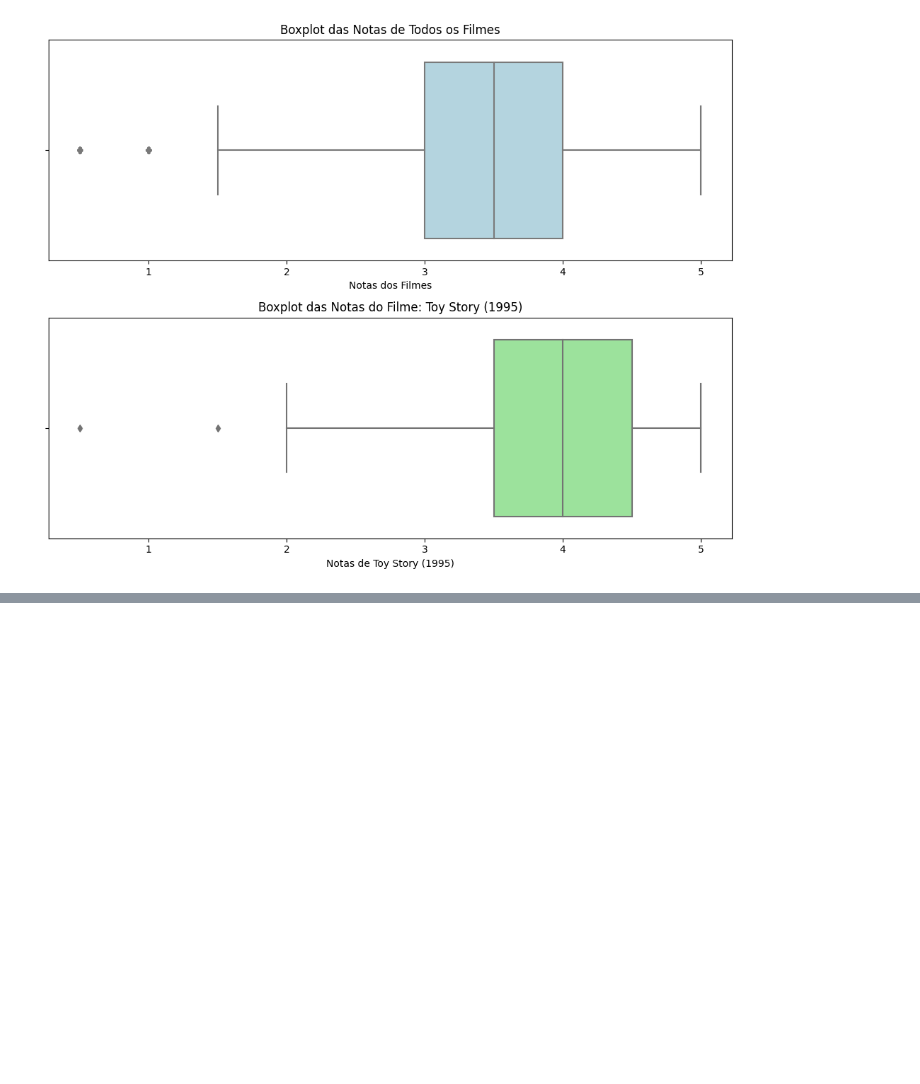
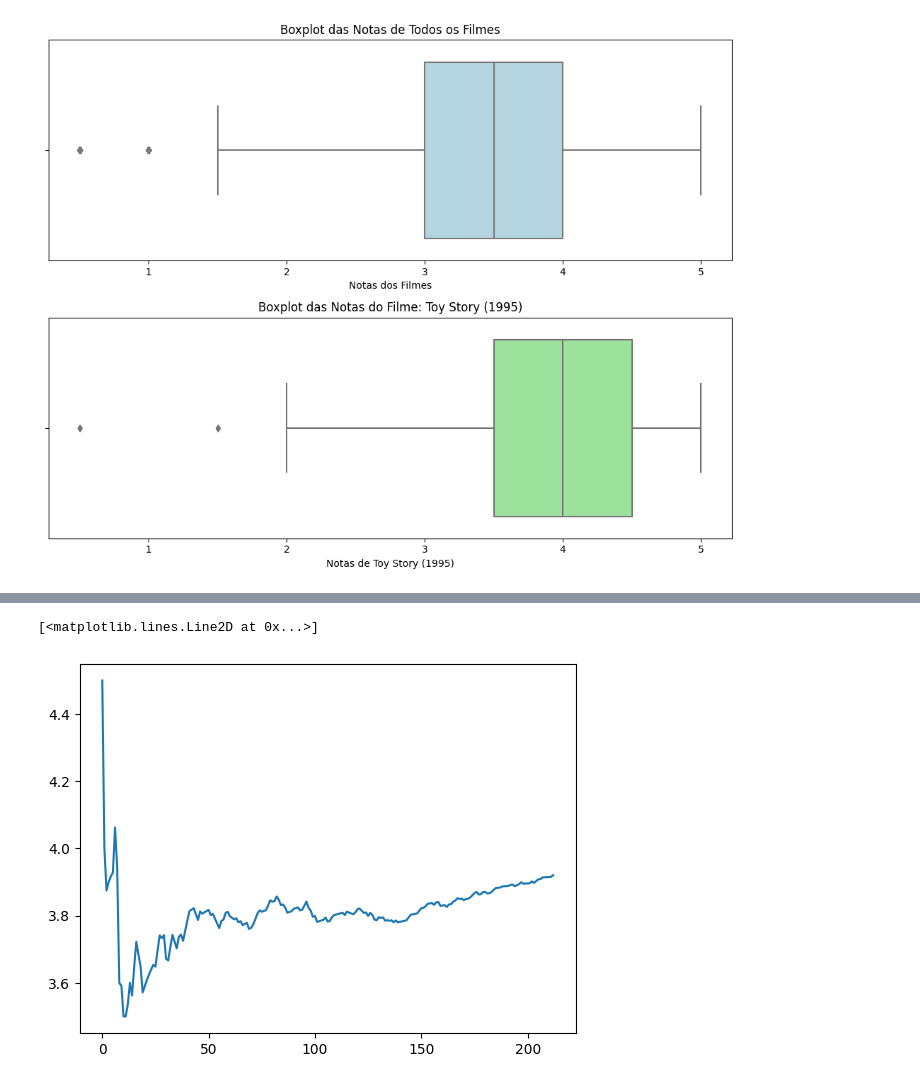
Before and after one commit to douglascdsantos/alura_data-science-introducao-a-testes-estatisticos-com-python, a Jupyter notebook: data_science_introducao_a_testes_estatisticos_com_python.ipynb, the cells around one changed output, grey strips where cells are left out. Cells and saved outputs as stored; diff of their text form; code cells hidden in the pictures; blank space fills up the shorter version.

Commit message:
fim de novos testes

```diff
--- a/data_science_introducao_a_testes_estatisticos_com_python.ipynb
+++ b/data_science_introducao_a_testes_estatisticos_com_python.ipynb
@@ -447,3 +447,11 @@ plt.tight_layout()
 plt.show()
 # %% [output]
 [figure]
+# %%
+def calcula_teste(i):
+    media = temp[0:i].mean()
+    stat, p = ztest(temp[0:i], value = 3.4320503405352603)
+    return (i, media, p)
+
+medias = [calcula_teste(i) for i in range(2, len(temp))]
+medias
@@ -449,0 +476,8 @@ plt.show()
+# %%
+medias = np.array([calcula_teste(i) for i in range(2, len(temp))])
+medias
+
+plt.plot(medias[:,1])
+# %% [output]
+[<matplotlib.lines.Line2D at 0x...>]
+[figure, added]
```
Also changed, not shown: parts of 15 cells of this notebook.
